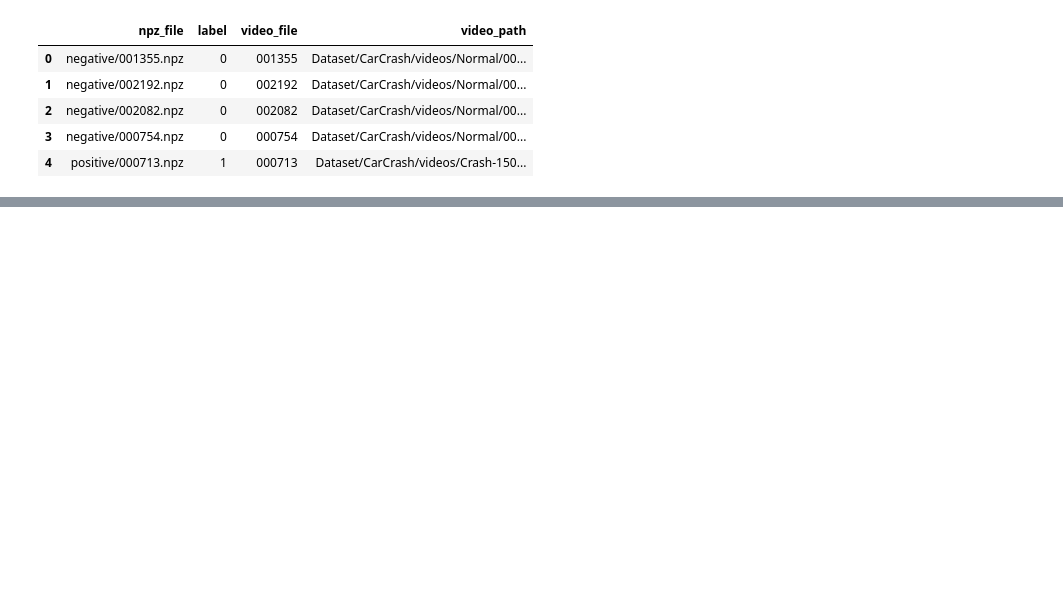
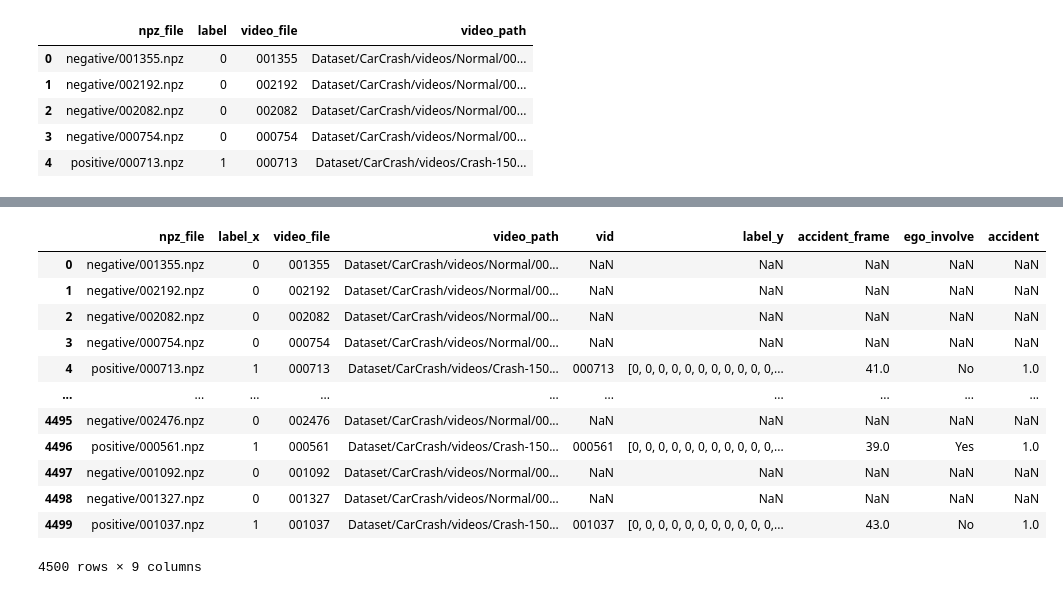
Before and after one commit to alexismarie8314/PFE_RECHERCHE_VOITURE, a Jupyter notebook: test.ipynb, the cells around one changed output, grey strips where cells are left out. Drawn from its saved outputs; the diff is of its cells as text; code cells hidden in the pictures; blank space fills up the shorter version.

```diff
--- a/test.ipynb
+++ b/test.ipynb
@@ -224,3 +214,3 @@ label
 Name: count, dtype: int64
 # %%
-df_tronc=df_tronc.merge(annotation_df_reduced, left_on=["video_file","label"],right_on=["vid","accident"], how="left")
+df=df.merge(annotation_df_reduced, left_on=["video_file","label"],right_on=["vid","accident"], how="left")
@@ -246,0 +229,16 @@ Name: count, dtype: int64
+# %%
+df
+# %% [output]
+|  | npz_file | label_x | video_file | video_path | vid | label_y | accident_frame | ego_involve | accident |
+| 0 | negative/001355.npz | 0 | 001355 | Dataset/CarCrash/videos/Normal/00... | NaN | NaN | NaN | NaN | NaN |
+| 1 | negative/002192.npz | 0 | 002192 | Dataset/CarCrash/videos/Normal/00... | NaN | NaN | NaN | NaN | NaN |
+| 2 | negative/002082.npz | 0 | 002082 | Dataset/CarCrash/videos/Normal/00... | NaN | NaN | NaN | NaN | NaN |
+| 3 | negative/000754.npz | 0 | 000754 | Dataset/CarCrash/videos/Normal/00... | NaN | NaN | NaN | NaN | NaN |
+| 4 | positive/000713.npz | 1 | 000713 | Dataset/CarCrash/videos/Crash-150... | 000713 | [0, 0, 0, 0, 0, 0, 0, 0, 0, 0, 0,... | 41.0 | No | 1.0 |
+| ... | ... | ... | ... | ... | ... | ... | ... | ... | ... |
+| 4495 | negative/002476.npz | 0 | 002476 | Dataset/CarCrash/videos/Normal/00... | NaN | NaN | NaN | NaN | NaN |
+| 4496 | positive/000561.npz | 1 | 000561 | Dataset/CarCrash/videos/Crash-150... | 000561 | [0, 0, 0, 0, 0, 0, 0, 0, 0, 0, 0,... | 39.0 | Yes | 1.0 |
+| 4497 | negative/001092.npz | 0 | 001092 | Dataset/CarCrash/videos/Normal/00... | NaN | NaN | NaN | NaN | NaN |
+| 4498 | negative/001327.npz | 0 | 001327 | Dataset/CarCrash/videos/Normal/00... | NaN | NaN | NaN | NaN | NaN |
+| 4499 | positive/001037.npz | 1 | 001037 | Dataset/CarCrash/videos/Crash-150... | 001037 | [0, 0, 0, 0, 0, 0, 0, 0, 0, 0, 0,... | 43.0 | No | 1.0 |
+4500 rows × 9 columns
```
Also changed, not shown: parts of 33 cells of this notebook.
